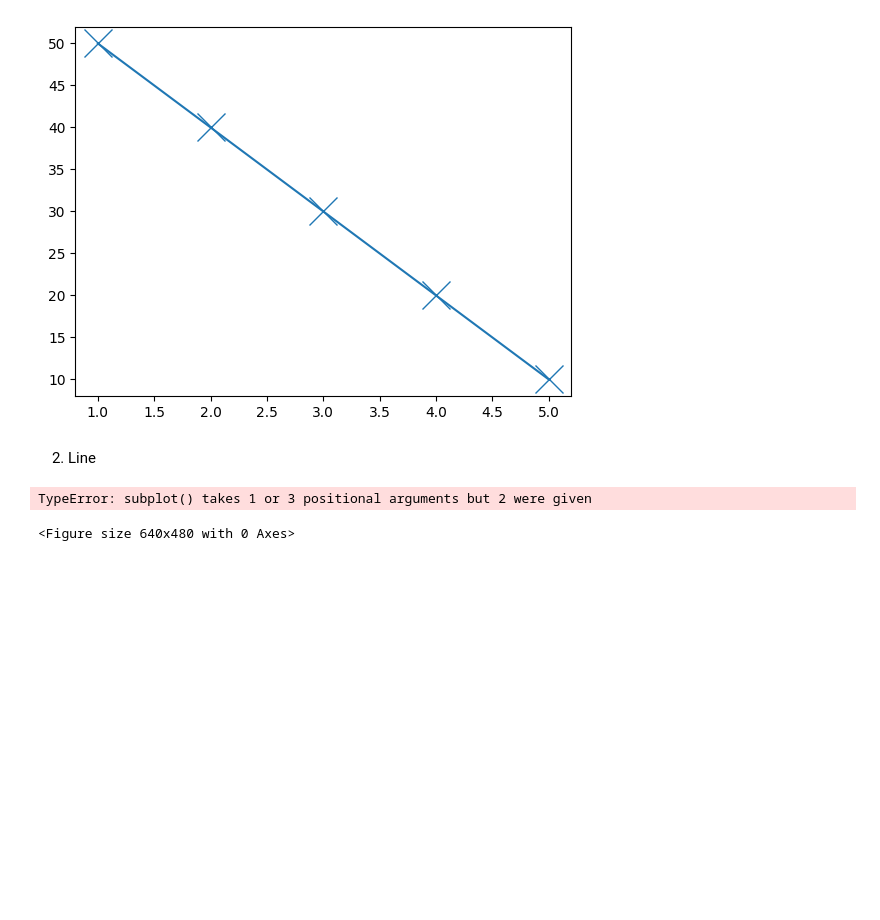
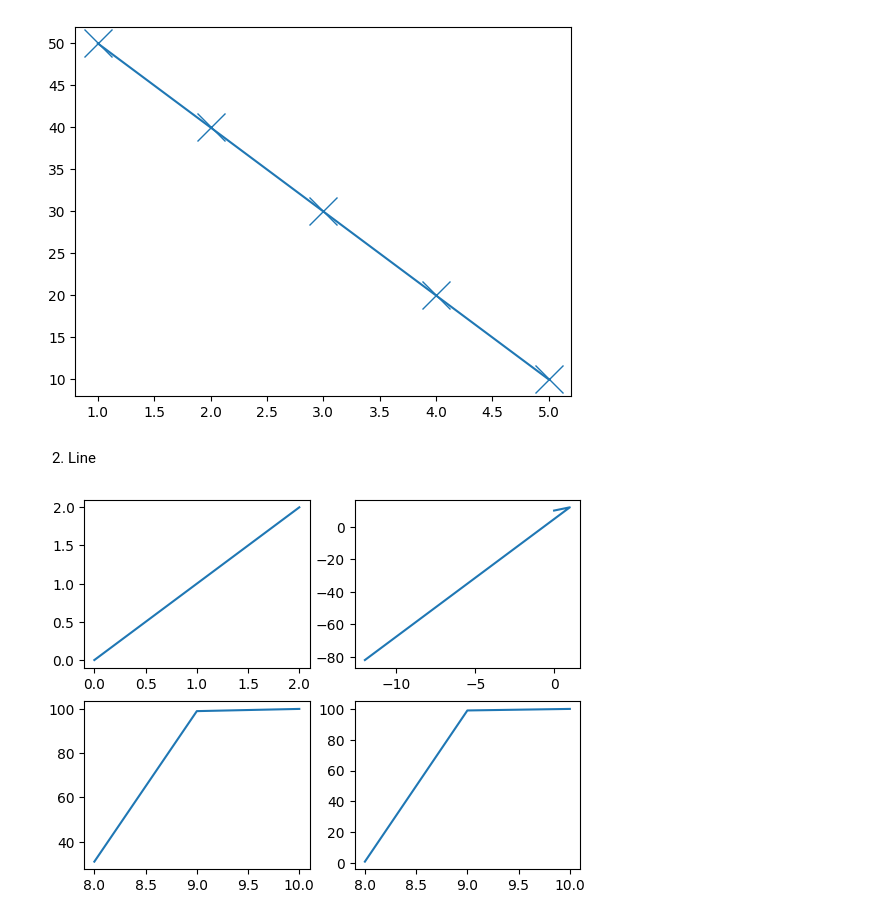
Before and after one commit to Saranwich/CSTU-Sparkcamp-2026, a Jupyter notebook: firstday-noon.ipynb, the cells around one changed output. Saved outputs shown, nothing was run; the diff lists cells and outputs as text; code cells hidden in the pictures; blank space fills up the shorter version.

```diff
--- a/firstday-noon.ipynb
+++ b/firstday-noon.ipynb
@@ -37,10 +37,11 @@ plt.show()
 # %% [markdown]
 2. Line
 # %%
-first, ss = plt.subplot(figsize = (5,3))
-ss.plot([0,1,2],[0,1,2])
-ss.plot([10,9,8],[100,99,1])
+fig, ax = plt.subplots(2,2)
+ax[0,0].plot([0,1,2],[0,1,2])
+ax[1,1].plot([10,9,8],[100,99,1])
+ax[0,1].plot([0,1,-12],[10,12,-82])
+ax[1,0].plot([10,9,8],[100,99,31])
 plt.show()
 # %% [output]
-TypeError: subplot() takes 1 or 3 positional arguments but 2 were given
-<Figure size 640x480 with 0 Axes>
+[figure, added]
```
Also changed, not shown: 9 other files.
